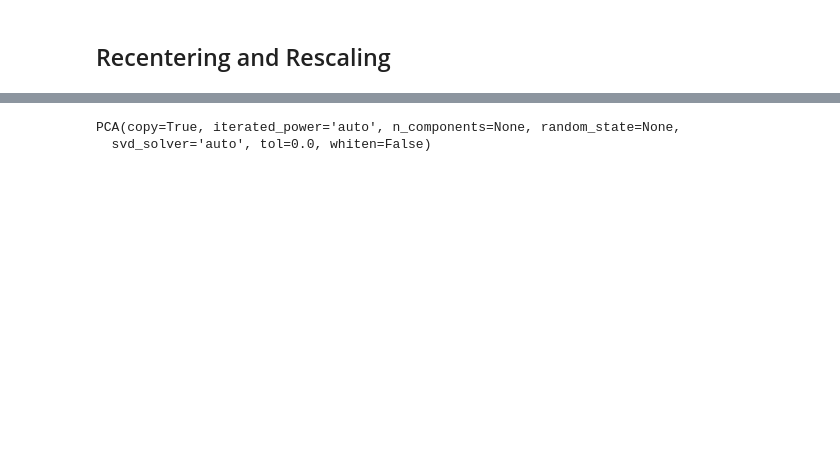
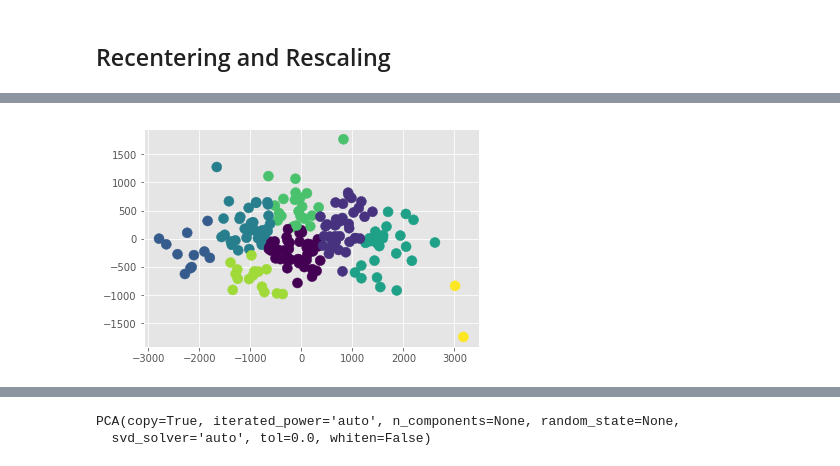
Before and after one commit to terabyte-tb/music-sympathy, a Jupyter notebook: final-presentation.ipynb, the cells around one changed output, grey strips where cells are left out. Cells and saved outputs as stored; diff of their text form; code cells hidden in the pictures; blank space fills up the shorter version.

```diff
--- a/final-presentation.ipynb
+++ b/final-presentation.ipynb
@@ -204,0 +237,8 @@ inspect(d4)
+# %%
+from sklearn.cluster import KMeans
+kmeans = KMeans(8, random_state=8)
+Y_hat = kmeans.fit(data_f).labels_
+# %%
+plt.scatter(data_f[:,0], data_f[:,1], c=Y_hat, s=100);
+# %% [output]
+[figure, added]
```
Also changed, not shown: parts of 44 cells of this notebook.
